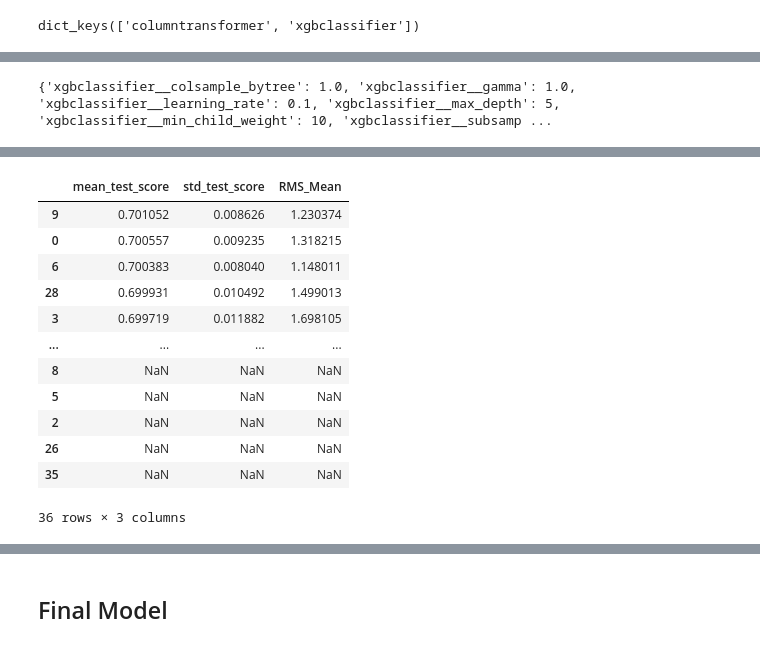
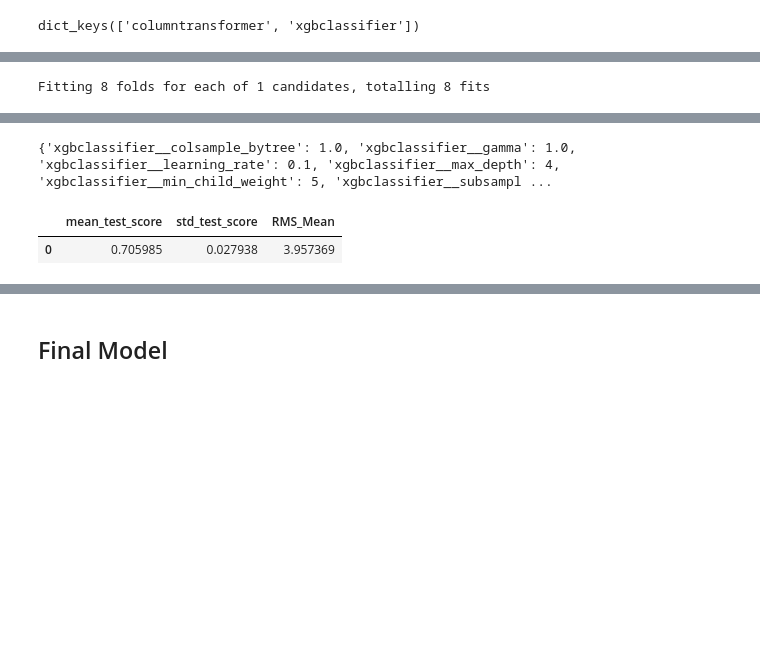
Before and after one commit to gcsantucci/churn_TopBank, a Jupyter notebook: churn_analysis.ipynb, the cells around one changed output, grey strips where cells are left out. Drawn from its saved outputs; the diff is of its cells as text; code cells hidden in the pictures; blank space fills up the shorter version.

```diff
--- a/churn_analysis.ipynb
+++ b/churn_analysis.ipynb
@@ -1741,21 +1773,17 @@ if False:
 clf_name = 'xgbclassifier'
 
 params = {}
-params[f'{clf_name}__learning_rate']    = [0.1, 0.2, 0.3]
-params[f'{clf_name}__min_child_weight'] = [5, 10]
+params[f'{clf_name}__learning_rate']    = [0.1]
+params[f'{clf_name}__min_child_weight'] = [5]
 params[f'{clf_name}__gamma']            = [1.]
-params[f'{clf_name}__subsample']        = [0.9, 1., 1.1]
+params[f'{clf_name}__subsample']        = [0.9]
 params[f'{clf_name}__colsample_bytree'] = [1.0]
-params[f'{clf_name}__max_depth']        = [3, 5]
+params[f'{clf_name}__max_depth']        = [4]
 
-nfolds = 3
+nfolds = 8
 scorer = make_scorer(precision_recall_auc, greater_is_better=True, needs_proba=True)
 
-grid = GridSearchCV(pipe, params, cv=nfolds, scoring=scorer, n_jobs=4)
-# grid = RandomizedSearchCV(pipe, param_distributions=params, n_iter=param_comb,
-#                           scoring=scorer, n_jobs=-1, cv=nfolds,
-#                           verbose=3, random_state=1001 )
-
+grid = GridSearchCV(pipe, params, cv=nfolds, scoring=scorer, n_jobs=4, verbose=3)
 grid.fit(X_train, y_train);
 
 print(grid.best_params_)
@@ -1764,4 +1792,4 @@ results_random.sort_values('rank_test_score', inplace=True)
 results_random['RMS_Mean'] = 100.*results_random.std_test_score / results_random.mean_test_score
 results_random[['mean_test_score', 'std_test_score', 'RMS_Mean']]
 # %% [output]
-{'xgbclassifier__colsample_bytree': 1.0, 'xgbclassifier__gamma': 1.0, 'xgbclassifier__learning_rate': 0.1, 'xgbclassifier__max_depth': 5, 'xgbclassifier__min_child_weight': 10, 'xgbclassifier__subsamp ...
+Fitting 8 folds for each of 1 candidates, totalling 8 fits
@@ -1768,13 +1799,3 @@ results_random[['mean_test_score', 'std_test_score', 'RMS_Mean']]
+{'xgbclassifier__colsample_bytree': 1.0, 'xgbclassifier__gamma': 1.0, 'xgbclassifier__learning_rate': 0.1, 'xgbclassifier__max_depth': 4, 'xgbclassifier__min_child_weight': 5, 'xgbclassifier__subsampl ...
 |  | mean_test_score | std_test_score | RMS_Mean |
-| 9 | 0.701052 | 0.008626 | 1.230374 |
-| 0 | 0.700557 | 0.009235 | 1.318215 |
-| 6 | 0.700383 | 0.008040 | 1.148011 |
-| 28 | 0.699931 | 0.010492 | 1.499013 |
-| 3 | 0.699719 | 0.011882 | 1.698105 |
-| ... | ... | ... | ... |
-| 8 | NaN | NaN | NaN |
-| 5 | NaN | NaN | NaN |
-| 2 | NaN | NaN | NaN |
-| 26 | NaN | NaN | NaN |
-| 35 | NaN | NaN | NaN |
+| 0 | 0.705985 | 0.027938 | 3.957369 |
-36 rows × 3 columns
```
Also changed, not shown: parts of 25 cells of this notebook, 11 other files.
